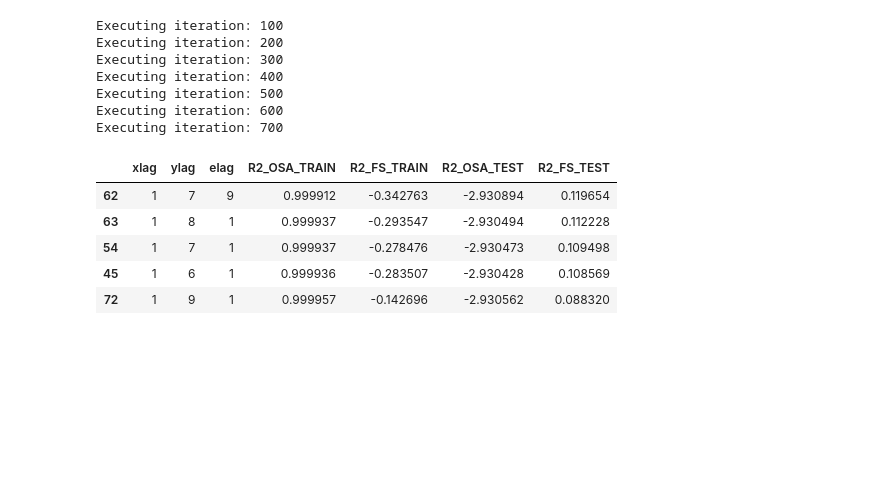
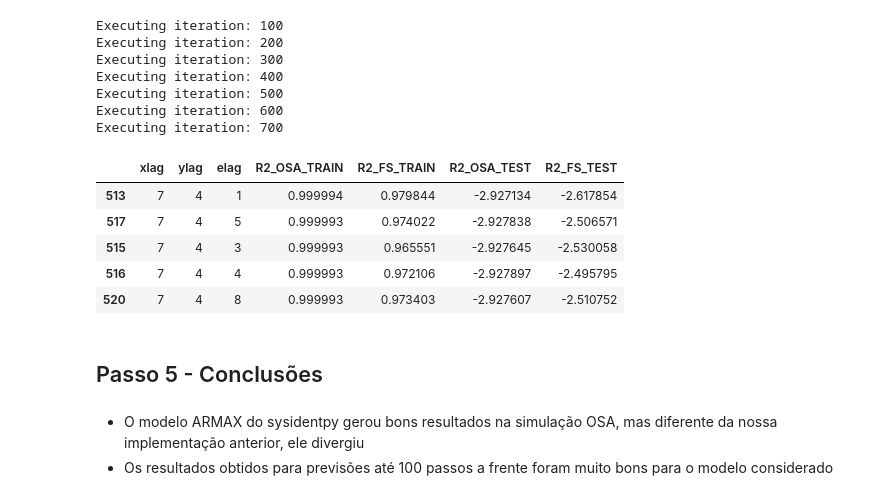
Before and after one commit to prj-phcp/SYSID_Atividades, a Jupyter notebook: Atividade06/Atividade06.ipynb, the cells around one changed output. Saved outputs shown, nothing was run; the diff lists cells and outputs as text; code cells hidden in the pictures; blank space fills up the shorter version.

```diff
--- a/Atividade06/Atividade06.ipynb
+++ b/Atividade06/Atividade06.ipynb
@@ -112,9 +112,9 @@ model_SYSID = FROLS(
     ylag=na, xlag=nb,elag=ne,
     basis_function=basis_function,
     n_info_values=100,
-    #n_terms=na+nb+ne,
+    n_terms=na+nb+ne,
     model_type='NARMAX',
-    #extended_least_squares=True,
+    extended_least_squares=True,
 )
 # %% [markdown]
 ### 2.3 - Selecionando arquitetura (ARIMA)
@@ -296,7 +297,7 @@ for xlag in xlag_range:
                     ylag=ylag, xlag=xlag,elag=elag,
                     basis_function=basis_function,
                     n_info_values=100,
-                    #n_terms=na+nb+ne,
+                    n_terms=na+nb+ne,
                     model_type='NARMAX',
                     extended_least_squares=(elag > 1),
                         )
@@ -327,11 +328,16 @@ Executing iteration: 500
 Executing iteration: 600
 Executing iteration: 700
 # %%
-results_df.sort_values(['R2_FS_TEST', 'R2_FS_TRAIN'], ascending=False).head(5)
+results_df.sort_values(['R2_OSA_TRAIN', 'R2_OSA_TEST'], ascending=False).head(5)
 # %% [output]
 |  | xlag | ylag | elag | R2_OSA_TRAIN | R2_FS_TRAIN | R2_OSA_TEST | R2_FS_TEST |
-| 62 | 1 | 7 | 9 | 0.999912 | -0.342763 | -2.930894 | 0.119654 |
-| 63 | 1 | 8 | 1 | 0.999937 | -0.293547 | -2.930494 | 0.112228 |
-| 54 | 1 | 7 | 1 | 0.999937 | -0.278476 | -2.930473 | 0.109498 |
-| 45 | 1 | 6 | 1 | 0.999936 | -0.283507 | -2.930428 | 0.108569 |
-| 72 | 1 | 9 | 1 | 0.999957 | -0.142696 | -2.930562 | 0.088320 |
+| 513 | 7 | 4 | 1 | 0.999994 | 0.979844 | -2.927134 | -2.617854 |
+| 517 | 7 | 4 | 5 | 0.999993 | 0.974022 | -2.927838 | -2.506571 |
+| 515 | 7 | 4 | 3 | 0.999993 | 0.965551 | -2.927645 | -2.530058 |
+| 516 | 7 | 4 | 4 | 0.999993 | 0.972106 | -2.927897 | -2.495795 |
+| 520 | 7 | 4 | 8 | 0.999993 | 0.973403 | -2.927607 | -2.510752 |
+# %% [markdown]
+## Passo 5 - Conclusões
+# %% [markdown]
+* O modelo ARMAX do sysidentpy gerou bons resultados na simulação OSA, mas diferente da nossa implementação anterior, ele divergiu
+* Os resultados obtidos para previsões até 100 passos a frente foram muito bons para o modelo considerado
```
Also changed, not shown: parts of 11 cells of this notebook.
